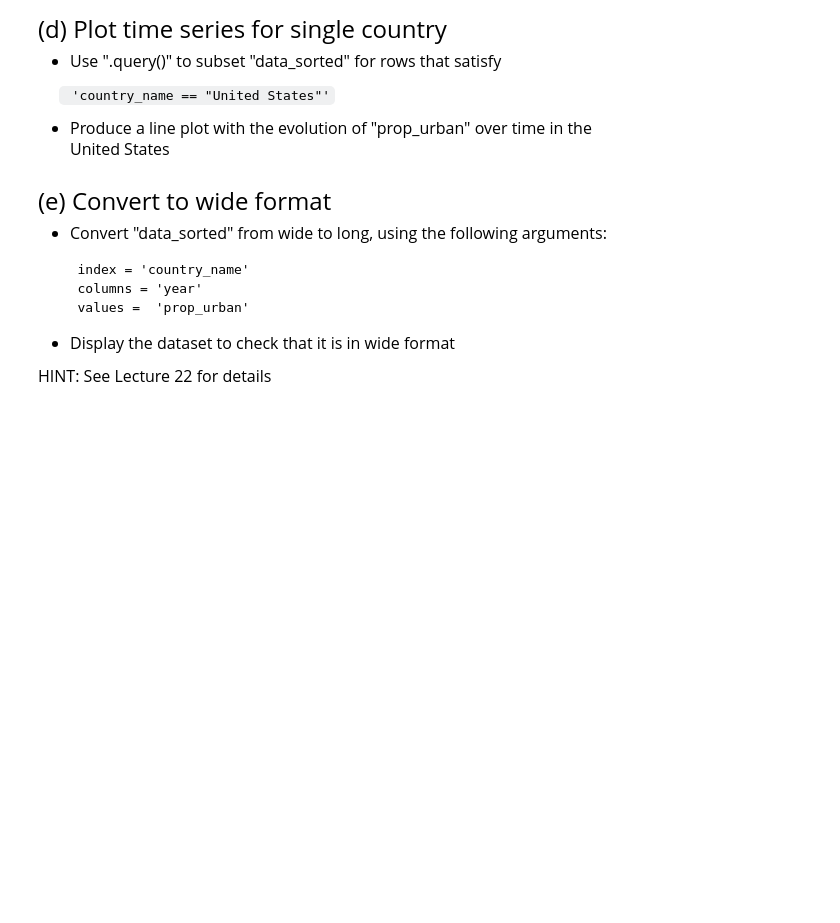
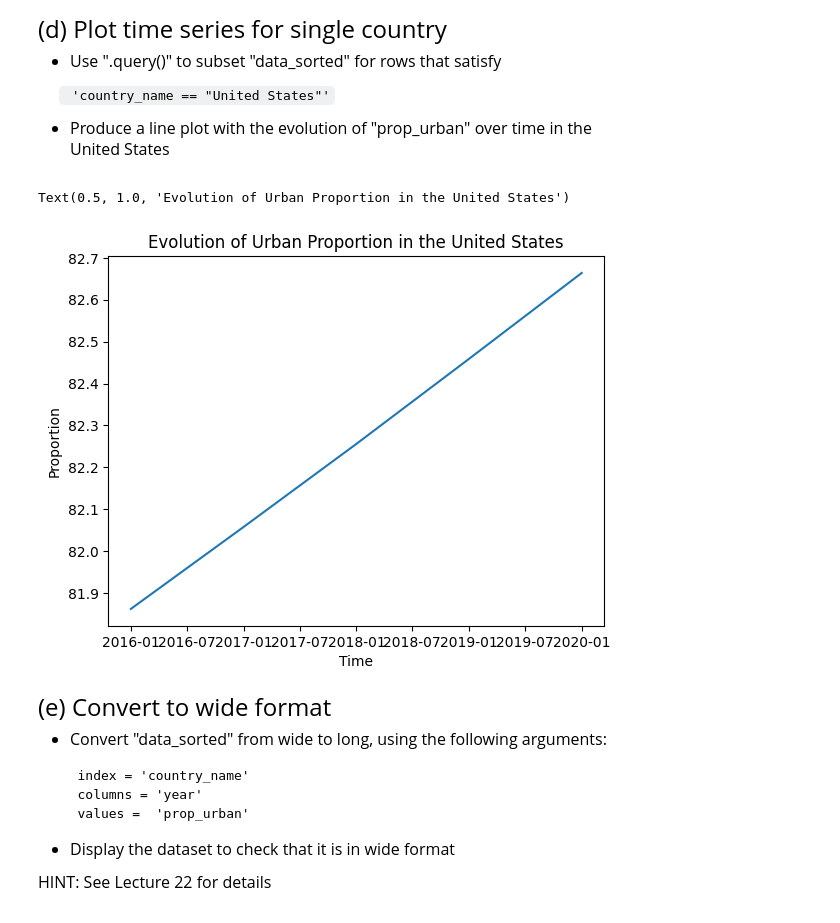
Before and after one commit to lilylwang/emoryqtm151-lily, a Jupyter notebook: Assignment 10/Assignment 10.ipynb, the cells around one changed output. Drawn from its saved outputs; the diff is of its cells as text; code cells hidden in the pictures; blank space fills up the shorter version.

```diff
--- a/Assignment 10/Assignment 10.ipynb
+++ b/Assignment 10/Assignment 10.ipynb
@@ -58,6 +58,7 @@ data["date"] = pd.to_datetime(data["year"], format = "%Y")
 HINT: Include a list of column names as the main sorting argument.
 # %%
 # Write your own code
+data_sorted = data.sort_values(["country_name", "date"], ascending = True)
 # %% [markdown]
 <font size = "5">
 
@@ -84,6 +85,7 @@ Note: Using ".groupby()" is important so that each country is analyzed <br>
 separately.
 # %%
 # Write your own code
+data_sorted["diff_prop_urban"] = (data_sorted.groupby("country_name")["prop_urban"].diff())
 # %% [markdown]
 <font size = "5">
 
@@ -102,3 +102,13 @@ United States
+# %%
+# Write your own code
+subset = data_sorted.query('country_name== "United States"')
+plt.plot("date", "prop_urban", data = subset)
+plt.xlabel("Time")
+plt.ylabel("Proportion")
+plt.title("Evolution of Urban Proportion in the United States")
+# %% [output]
+Text(0.5, 1.0, 'Evolution of Urban Proportion in the United States')
+[figure, added]
 # %% [markdown]
 <font size = "5">
 
```
Also changed, not shown: parts of 2 cells of this notebook, 20 other files.
